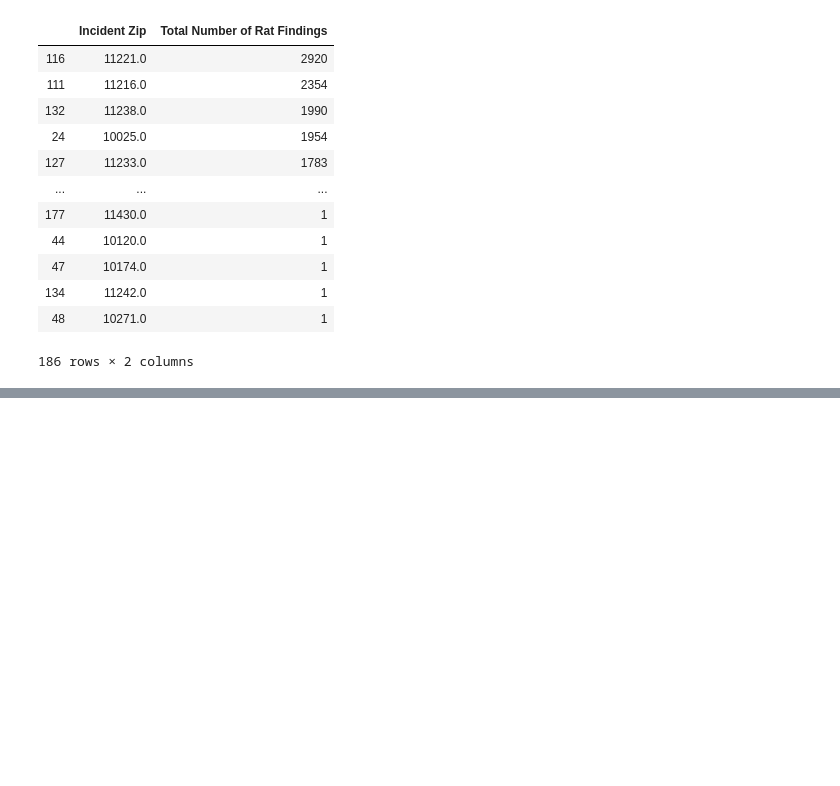
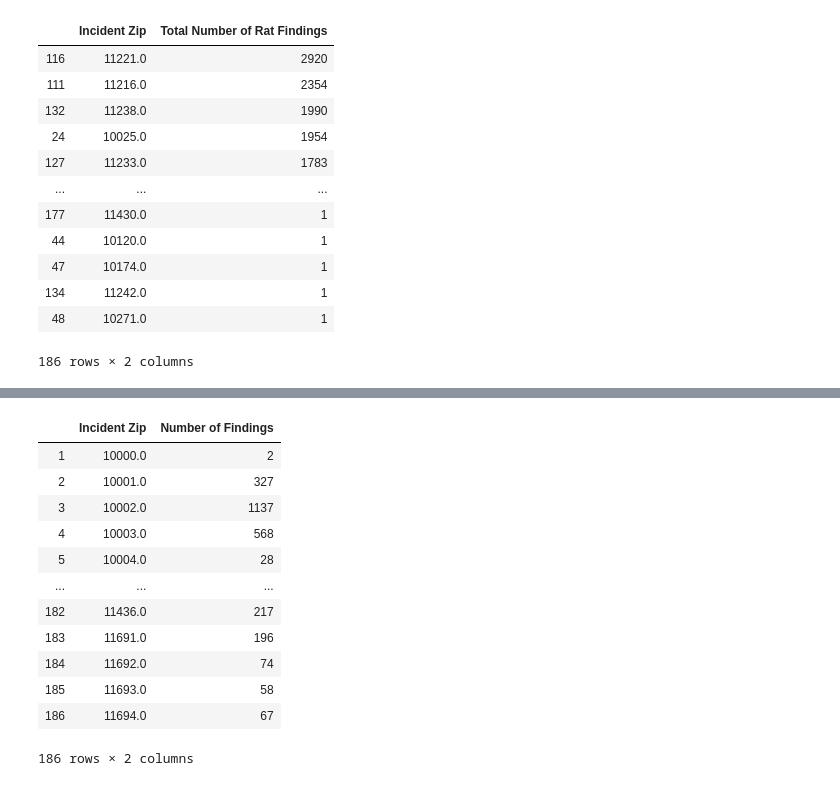
Before and after one commit to H-Hernandez/ETL-Project, a Jupyter notebook: NYC Rat Sightings Data.ipynb, the cells around one changed output, grey strips where cells are left out. Drawn from its saved outputs; the diff is of its cells as text; code cells hidden in the pictures; blank space fills up the shorter version.

```diff
--- a/NYC Rat Sightings Data.ipynb
+++ b/NYC Rat Sightings Data.ipynb
@@ -256,0 +273,18 @@ cleaned_df.sort_values(by='Total Number of Rat Findings',ascending=False)
+# %%
+cleaned_df = cleaned_df.rename(columns={'Total Number of Rat Findings':'Number of Findings'})
+# %%
+cleaned_df
+# %% [output]
+|  | Incident Zip | Number of Findings |
+| 1 | 10000.0 | 2 |
+| 2 | 10001.0 | 327 |
+| 3 | 10002.0 | 1137 |
+| 4 | 10003.0 | 568 |
+| 5 | 10004.0 | 28 |
+| ... | ... | ... |
+| 182 | 11436.0 | 217 |
+| 183 | 11691.0 | 196 |
+| 184 | 11692.0 | 74 |
+| 185 | 11693.0 | 58 |
+| 186 | 11694.0 | 67 |
+186 rows × 2 columns
```
Also changed, not shown: parts of 1 cell of this notebook, 1 other file.
